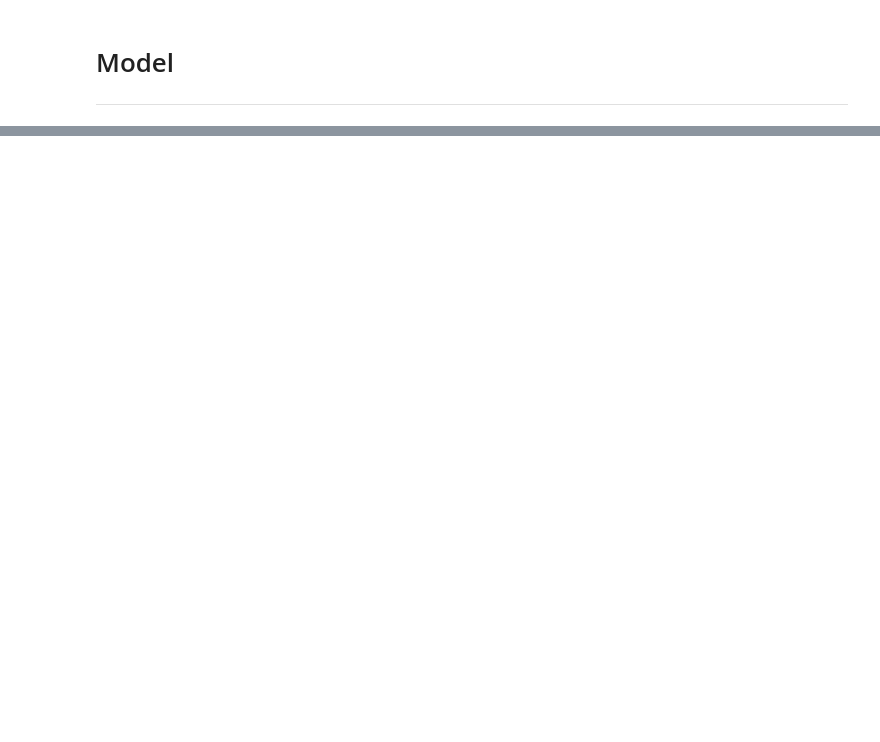
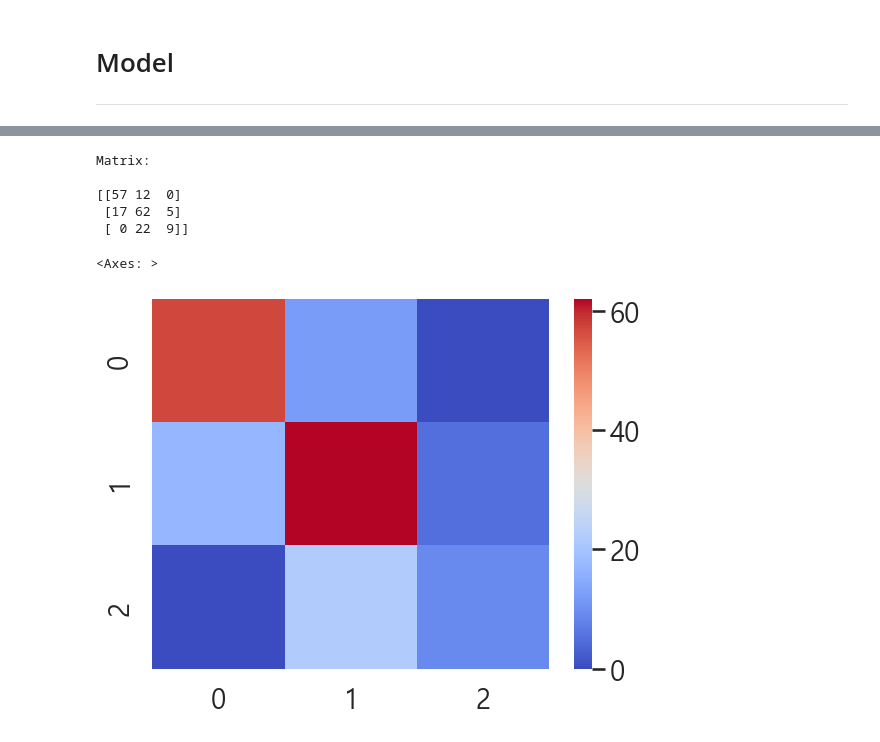
Before and after one commit to Pepi10/ML, a Jupyter notebook: 1Heart_Disease_re.ipynb, the cells around one changed output, grey strips where cells are left out. Drawn from its saved outputs; the diff is of its cells as text; code cells hidden in the pictures; blank space fills up the shorter version.

```diff
--- a/1Heart_Disease_re.ipynb
+++ b/1Heart_Disease_re.ipynb
@@ -526,0 +629,7 @@ Columns: 14
+# %%
+RF = RandomForestClassifier(random_state = 777)
+RF.fit(X_train, y_train)
+
+y_RF_pred = RF.predict(X_test)
+
+print(classification_report(y_test, y_RF_pred))
@@ -526,0 +667,6 @@ Columns: 14
+# %%
+for col in X:
+    scaler = StandardScaler()
+    X[col] = scaler.fit_transform(X[col].values.reshape(-1, 1))
+# %%
+X_train, X_test, y_train, y_test = train_test_split(X, y, random_state = 777, test_size = .2)
@@ -526,0 +777,14 @@ Columns: 14
+# %%
+RF_matrix = metrics.confusion_matrix(y_true = y_test, y_pred = y_RF_pred)
+print(f"Matrix:\n\n{RF_matrix}")
+# %% [output]
+Matrix:
+
+[[57 12  0]
+ [17 62  5]
+ [ 0 22  9]]
+# %%
+sns.heatmap(RF_matrix, cmap = "coolwarm")
+# %% [output]
+<Axes: >
+[figure, added]
```
Also changed, not shown: parts of 37 cells of this notebook.
